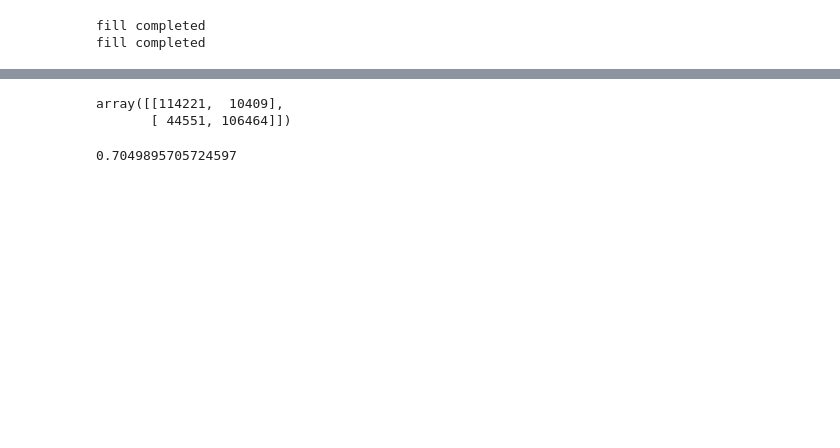
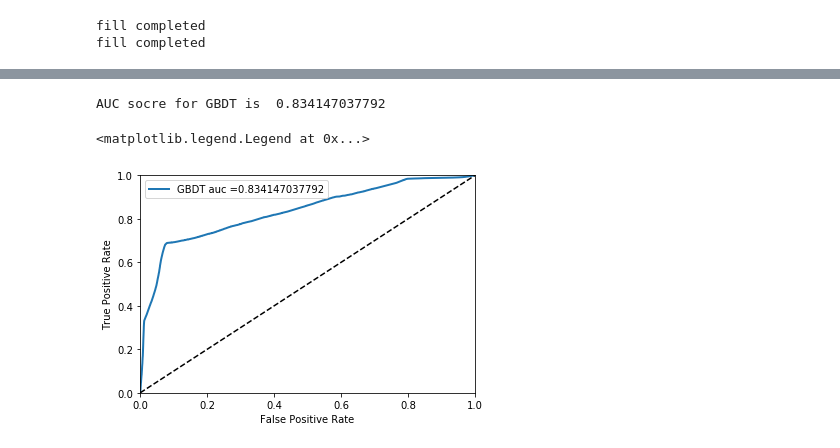
Before and after one commit to 91jackcheng/APM_project, a Jupyter notebook: Model_used.ipynb, the cells around one changed output, grey strips where cells are left out. Cells and saved outputs as stored; diff of their text form; code cells hidden in the pictures; blank space fills up the shorter version.

```diff
--- a/Model_used.ipynb
+++ b/Model_used.ipynb
@@ -60,5 +68,5 @@ fill completed
 # %%
-GBDT = GradientBoostingClassifier(random_state=42)
+GBDT = GradientBoostingClassifier(n_estimators=150,max_depth=5 )
 model=GBDT.fit(X_train1, y_train1)
 # %%
 y1_GBDTpredicted_test = GBDT.predict(X_test1)
@@ -68,20 +76,26 @@ metrics.accuracy_score(y_test1,y1_GBDTpredicted_test)
-# %%
-confusion_matrix(y_test1,y1_GBDTpredicted_test)
-# %% [output]
-array([[114221,  10409],
-       [ 44551, 106464]])
-# %%
-106464.0/(44551+106464)
-# %% [output]
-0.7049895705724597
-# %%
-parameter_candidates = {
-    'loss': ('deviance', 'exponential'),
-}
-GBDT = GradientBoostingClassifier(random_state=42)
-GBDTGS = GridSearchCV(
-    estimator=GBDT, param_grid=parameter_candidates, cv=3, n_jobs=4)
-
-GBDTGS.fit(X_train1, y_train1)
-print GBDTGS.best_params_
-print GBDTGS.best_score_
+# %%
+score=GBDT.predict_proba(X_test1)
+# %%
+score_GDBT=[]
+for i in score:
+    score_GDBT.append(i[1])
+# %%
+from sklearn.metrics import roc_curve, roc_auc_score
+def plot_roc_curve(fpr, npr, label=None, auc=None):
+    plt.plot(fpr, tpr, linewidth=2, label=label + str(auc))
+    plt.plot([0, 1], [0, 1], 'k--')
+    plt.axis([0, 1, 0, 1])
+    plt.xlabel('False Positive Rate')
+    plt.ylabel('True Positive Rate')
+
+
+fpr, tpr, thresholds = roc_curve(y_test1, score_GDBT)
+auc = roc_auc_score(y_test1, score_GDBT)
+plot_roc_curve(fpr, tpr, 'GBDT auc =', auc)
+print 'AUC socre for GBDT is ', str(auc)
+
+plt.legend(loc=0)
+# %% [output]
+AUC socre for GBDT is  0.834147037792
+<matplotlib.legend.Legend at 0x...>
+[figure, added]
```
Also changed, not shown: parts of 38 cells of this notebook.
